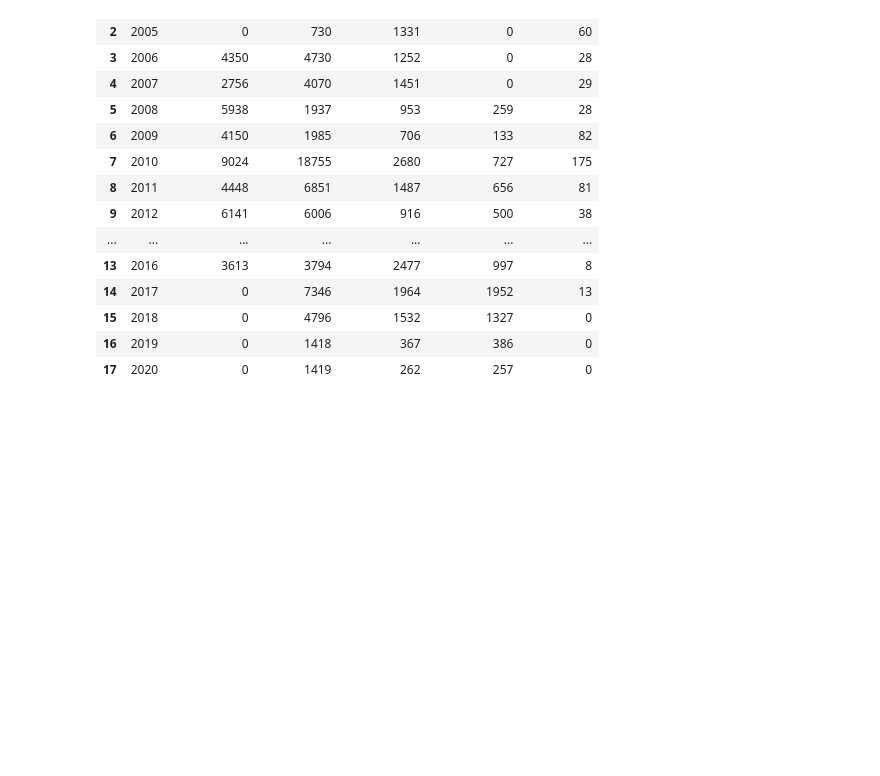
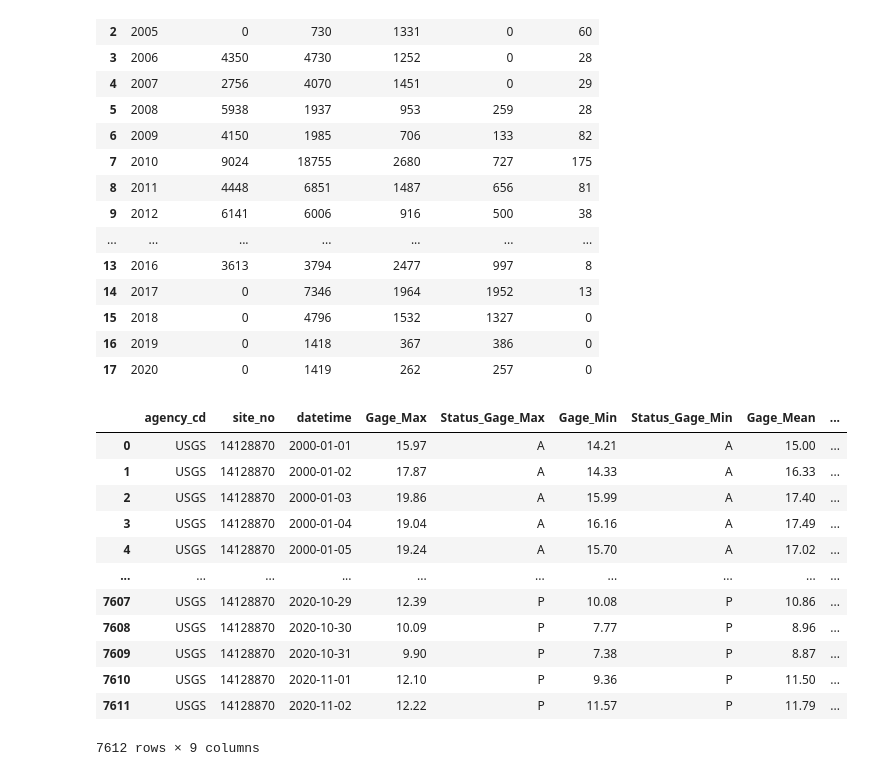
Before and after one commit to jayhjman/bootcamp-project1, a Jupyter notebook: Trim_water_data.ipynb, the cells around one changed output. Drawn from its saved outputs; the diff is of its cells as text; code cells hidden in the pictures; blank space fills up the shorter version.

```diff
--- a/Trim_water_data.ipynb
+++ b/Trim_water_data.ipynb
@@ -240,3 +240,21 @@ columbia_commercial_fishing_water_df
 | 15 | 2018 | 0 | 4796 | 1532 | 1327 | 0 |
 | 16 | 2019 | 0 | 1418 | 367 | 386 | 0 |
 | 17 | 2020 | 0 | 1419 | 262 | 257 | 0 |
+# %%
+file_name2 = "Resources/Columbia_bonne-below.csv"
+Columbia_bonne_below_df = pd.read_csv(file_name2, sep="\t")
+Columbia_bonne_below_df
+# %% [output]
+|  | agency_cd | site_no | datetime | Gage_Max | Status_Gage_Max | Gage_Min | Status_Gage_Min | Gage_Mean | ... |
+| 0 | USGS | 14128870 | 2000-01-01 | 15.97 | A | 14.21 | A | 15.00 | ... |
+| 1 | USGS | 14128870 | 2000-01-02 | 17.87 | A | 14.33 | A | 16.33 | ... |
+| 2 | USGS | 14128870 | 2000-01-03 | 19.86 | A | 15.99 | A | 17.40 | ... |
+| 3 | USGS | 14128870 | 2000-01-04 | 19.04 | A | 16.16 | A | 17.49 | ... |
+| 4 | USGS | 14128870 | 2000-01-05 | 19.24 | A | 15.70 | A | 17.02 | ... |
+| ... | ... | ... | ... | ... | ... | ... | ... | ... | ... |
+| 7607 | USGS | 14128870 | 2020-10-29 | 12.39 | P | 10.08 | P | 10.86 | ... |
+| 7608 | USGS | 14128870 | 2020-10-30 | 10.09 | P | 7.77 | P | 8.96 | ... |
+| 7609 | USGS | 14128870 | 2020-10-31 | 9.90 | P | 7.38 | P | 8.87 | ... |
+| 7610 | USGS | 14128870 | 2020-11-01 | 12.10 | P | 9.36 | P | 11.50 | ... |
+| 7611 | USGS | 14128870 | 2020-11-02 | 12.22 | P | 11.57 | P | 11.79 | ... |
+7612 rows × 9 columns
```
Also changed, not shown: parts of 1 cell of this notebook, 2 other files.
